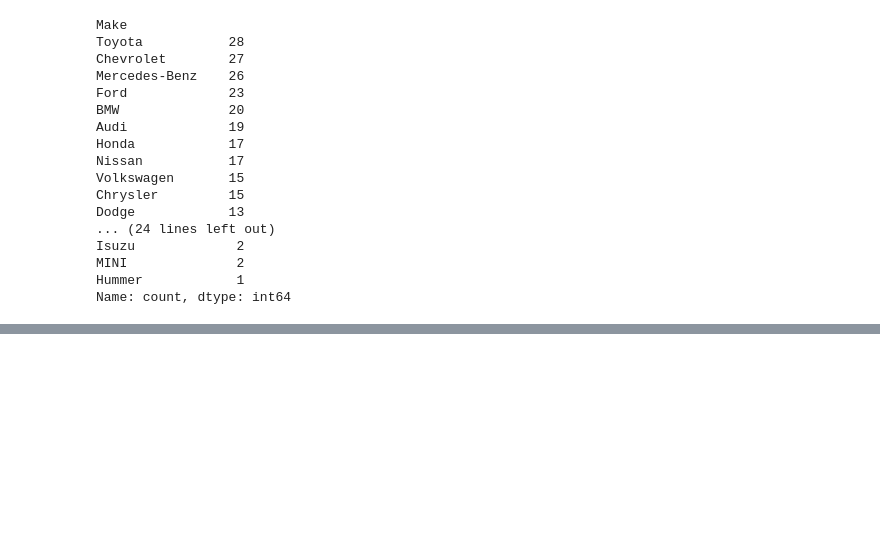
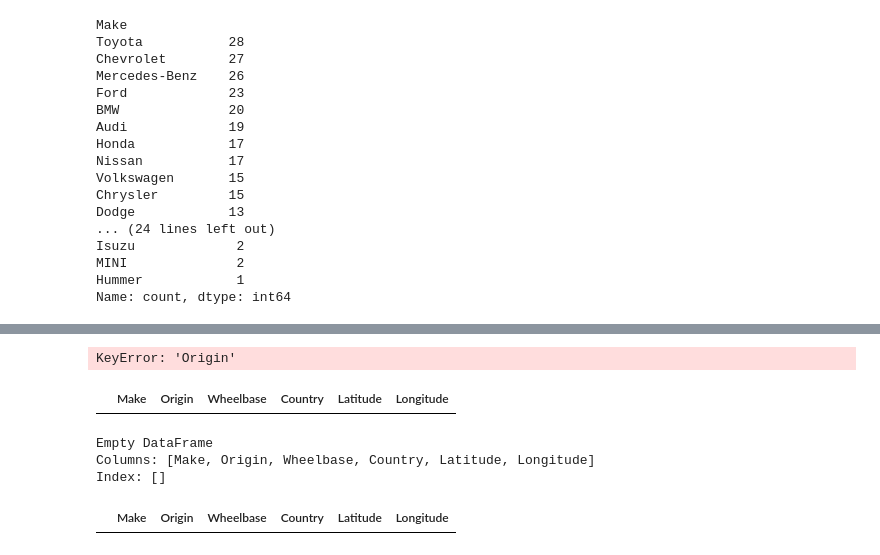
Before and after one commit to YonInsights/Project-4, a Jupyter notebook: project-4.ipynb, the cells around one changed output, grey strips where cells are left out. Drawn from its saved outputs; the diff is of its cells as text; code cells hidden in the pictures; blank space fills up the shorter version.

```diff
--- a/project-4.ipynb
+++ b/project-4.ipynb
@@ -80,0 +154,25 @@ Name: count, dtype: int64
+# %%
+filtered_car = car[car['Origin'].isin(['Asia', 'Europe'])]
+# %% [output]
+KeyError: 'Origin'
+# %%
+filtered_car.head()
+# %% [output]
+|  | Make | Origin | Wheelbase | Country | Latitude | Longitude |
+# %%
+# Assuming 'car' is your DataFrame
+filtered_car = car[car['Origin'].isin(['Asia', 'Europe'])]
+
+# Print the filtered DataFrame
+print(filtered_car)
+
+# Or display it in a Jupyter Notebook
+filtered_car
+
+# Display the first few rows to confirm
+filtered_car.head()
+# %% [output]
+Empty DataFrame
+Columns: [Make, Origin, Wheelbase, Country, Latitude, Longitude]
+Index: []
+|  | Make | Origin | Wheelbase | Country | Latitude | Longitude |
```
Also changed, not shown: parts of 5 cells of this notebook.
